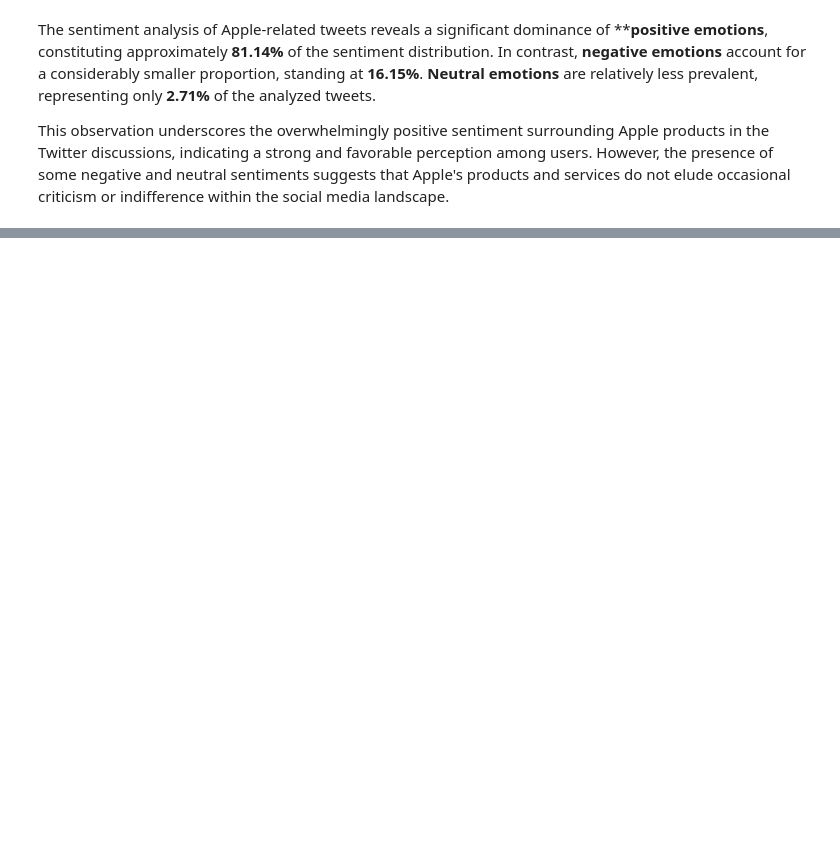
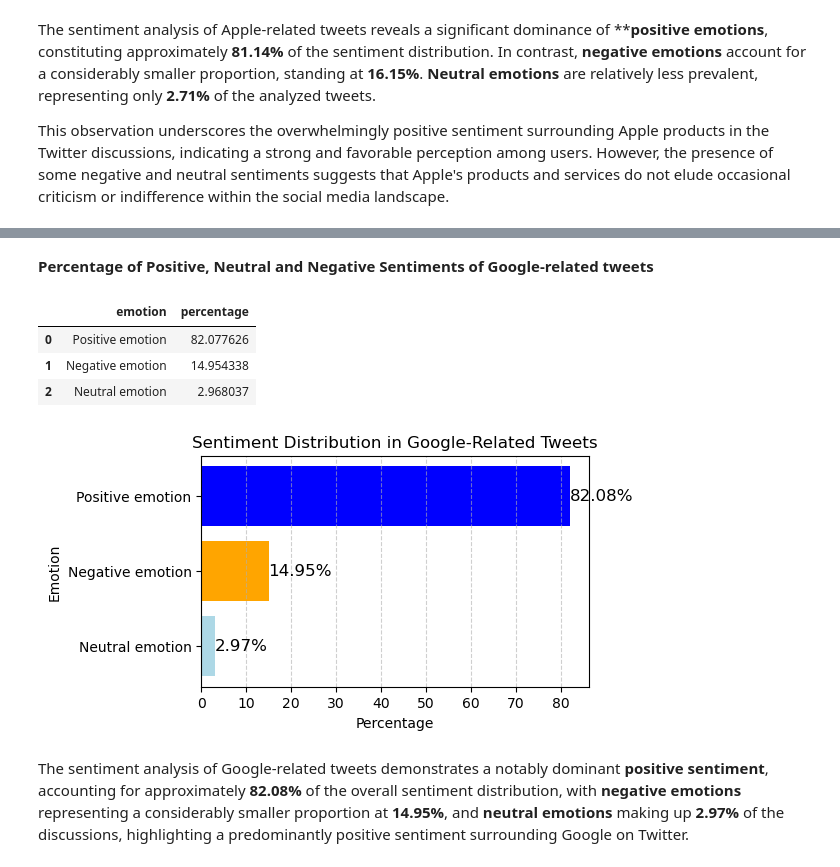
Before and after one commit to paulmbuitu/Apple-Google-NLP-Sentiment-Analysis, a Jupyter notebook: sentiment_analysis.ipynb, the cells around one changed output, grey strips where cells are left out. Cells and saved outputs as stored; diff of their text form; code cells hidden in the pictures; blank space fills up the shorter version.

```diff
--- a/sentiment_analysis.ipynb
+++ b/sentiment_analysis.ipynb
@@ -840,0 +954,21 @@ This observation underscores the overwhelmingly positive sentiment surrounding A
+# %% [markdown]
+**Percentage of Positive, Neutral and Negative Sentiments of Google-related tweets**
+# %%
+# Displying the emotions and corresponding percentages for Google-related tweets
+df_google_sentiment = calculate_sentiment_percentages(google_tweets_df, 'emotion')
+df_google_sentiment
+# %% [output]
+|  | emotion | percentage |
+| 0 | Positive emotion | 82.077626 |
+| 1 | Negative emotion | 14.954338 |
+| 2 | Neutral emotion | 2.968037 |
+# %%
+# Creating bar plot to visaulize Google-related sentiment distribution
+plot_sentiment_distribution(df_google_sentiment, 'emotion', 'percentage',
+                             colors=['blue', 'orange', 'lightblue'],
+                            title='Sentiment Distribution in Google-Related Tweets',
+                              xlabel='Percentage', ylabel='Emotion')
+# %% [output]
+[figure, added]
+# %% [markdown]
+The sentiment analysis of Google-related tweets demonstrates a notably dominant **positive sentiment**, accounting for approximately **82.08%** of the overall sentiment distribution, with **negative emotions** representing a considerably smaller proportion at **14.95%**, and **neutral emotions** making up **2.97%** of the discussions, highlighting a predominantly positive sentiment surrounding Google on Twitter.
```
Also changed, not shown: parts of 18 cells of this notebook.
